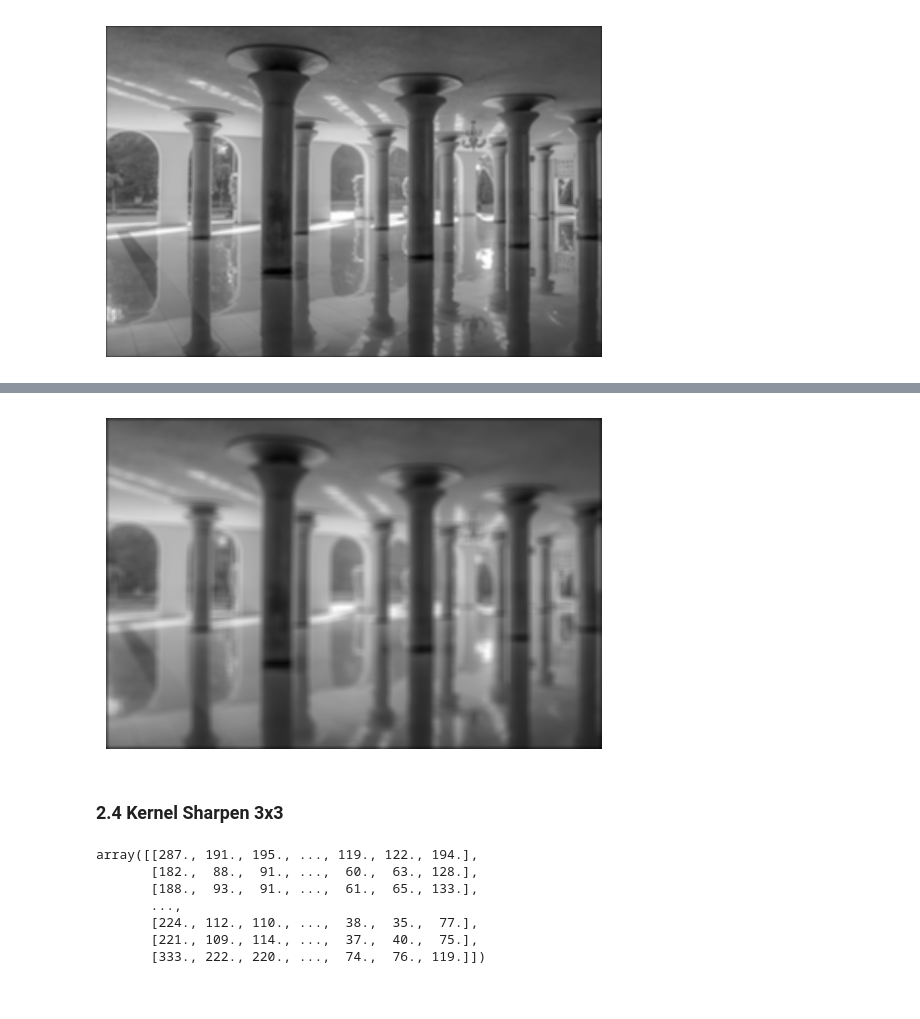
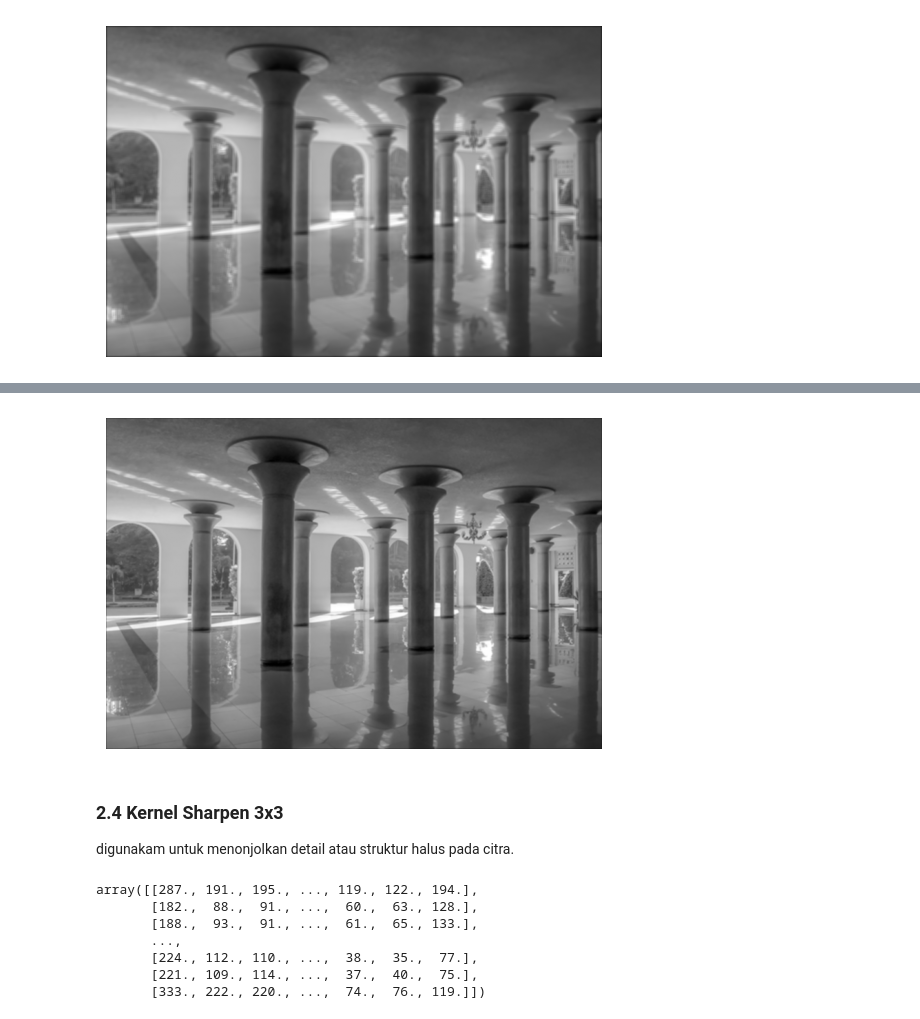
Before and after one commit to jeremia49/PACD-MII226895, a Jupyter notebook: PCD_Assignment02.ipynb, the cells around one changed output, grey strips where cells are left out. Saved outputs shown, nothing was run; the diff lists cells and outputs as text; code cells hidden in the pictures.

```diff
--- a/PCD_Assignment02.ipynb
+++ b/PCD_Assignment02.ipynb
@@ -107,3 +92,5 @@ kernel = (1/121) * np.array([[1, 1, 1, 1, 1, 1, 1, 1, 1, 1, 1, ], [1, 1, 1, 1, 1
+# %%
+kernel = (1/16) * np.array(([1,2,1], [2,4,2], [1,2,1]))
 # %%
 kernel
 # %% [output]
@@ -127,12 +100,14 @@ array([[0.00826446, 0.00826446, 0.00826446, 0.00826446, 0.00826446,
 # %%
 plt.figure()
-plt.imshow(convolution(img, kernel, 5), cmap='gray', vmin=0, vmax=255)
+plt.imshow(convolution(img, kernel, 1), cmap='gray', vmin=0, vmax=255)
 plt.axis('off')
 plt.show()
 # %% [output]
-[figure, old version]
+[figure, new version]
 # %% [markdown]
 ### 2.4 Kernel Sharpen 3x3
+
+digunakam untuk menonjolkan detail atau struktur halus pada citra.
 # %%
 kernel = np.array([[0, -1, 0], [-1, 5, -1], [0, -1, 0]])
 # %%
```
Also changed, not shown: parts of 11 cells of this notebook, 1 other file.
